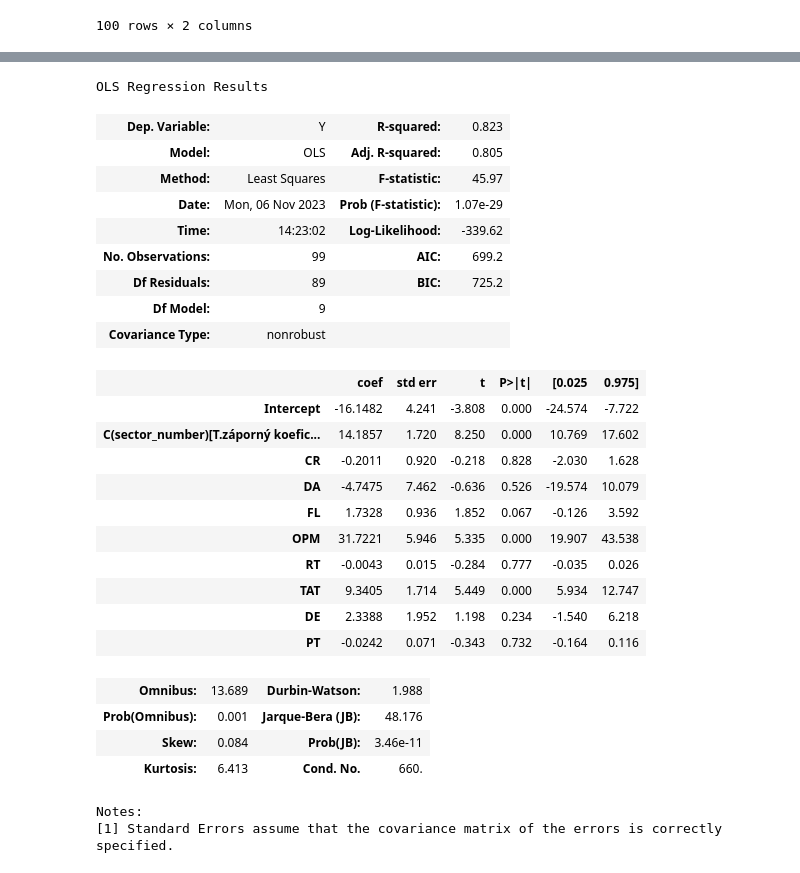
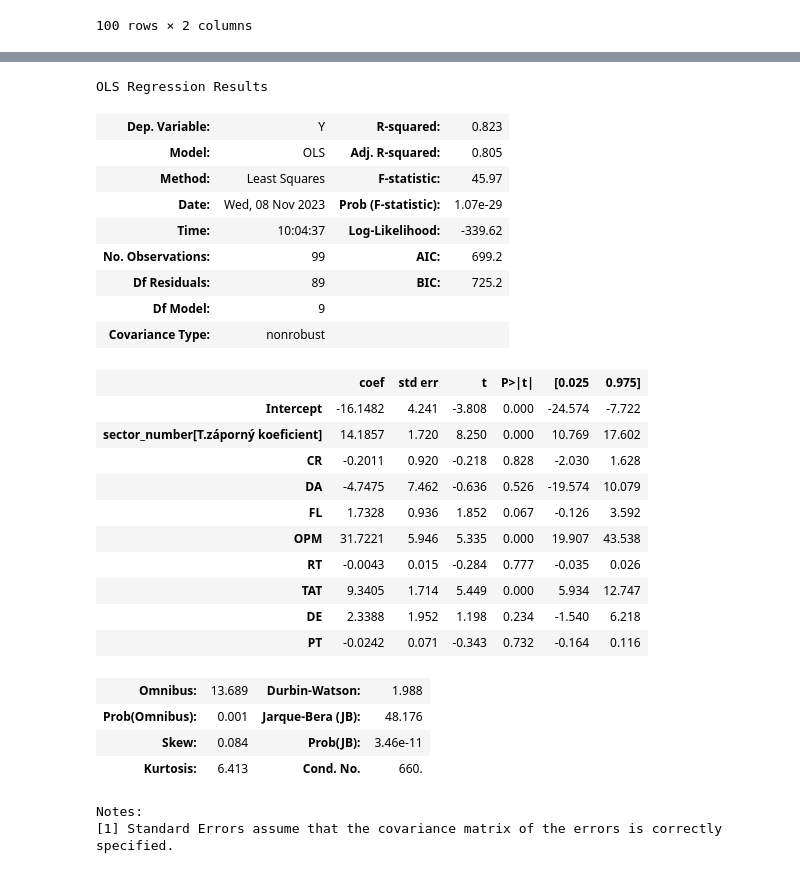
Before and after one commit to PetraJurcagova/Statistika, a Jupyter notebook: statistika_pridane_grafy.ipynb, the cells around one changed output, grey strips where cells are left out. Drawn from its saved outputs; the diff is of its cells as text; code cells hidden in the pictures.

```diff
--- a/statistika_pridane_grafy.ipynb
+++ b/statistika_pridane_grafy.ipynb
@@ -467,26 +528,22 @@ data
 # %%
-formula_4 = "Y ~ CR + DA + FL + OPM + RT + TAT + DE + PT + C(sector_number)"
-
-model = smf.ols(formula = formula_4, data = data)
+formula = "Y ~ CR + DA + FL + OPM + RT + TAT + DE + PT + sector_number"
+model = smf.ols(formula = formula, data = data)
 result = model.fit()
 result.summary()
-
-# statisticky nevýznamné koeficienty:
-# CR, DA, FL, RT, DE, PT
 # %% [output]
 OLS Regression Results
 | Dep. Variable: | Y | R-squared: | 0.823 |
 | Model: | OLS | Adj. R-squared: | 0.805 |
 | Method: | Least Squares | F-statistic: | 45.97 |
-| Date: | Mon, 06 Nov 2023 | Prob (F-statistic): | 1.07e-29 |
-| Time: | 14:23:02 | Log-Likelihood: | -339.62 |
+| Date: | Wed, 08 Nov 2023 | Prob (F-statistic): | 1.07e-29 |
+| Time: | 10:04:37 | Log-Likelihood: | -339.62 |
 | No. Observations: | 99 | AIC: | 699.2 |
 | Df Residuals: | 89 | BIC: | 725.2 |
 | Df Model: | 9 |  |  |
 | Covariance Type: | nonrobust |  |  |
 |  | coef | std err | t | P>|t| | [0.025 | 0.975] |
 | Intercept | -16.1482 | 4.241 | -3.808 | 0.000 | -24.574 | -7.722 |
-| C(sector_number)[T.záporný koefic... | 14.1857 | 1.720 | 8.250 | 0.000 | 10.769 | 17.602 |
+| sector_number[T.záporný koeficient] | 14.1857 | 1.720 | 8.250 | 0.000 | 10.769 | 17.602 |
 | CR | -0.2011 | 0.920 | -0.218 | 0.828 | -2.030 | 1.628 |
 | DA | -4.7475 | 7.462 | -0.636 | 0.526 | -19.574 | 10.079 |
 | FL | 1.7328 | 0.936 | 1.852 | 0.067 | -0.126 | 3.592 |
```
Also changed, not shown: parts of 12 cells of this notebook.
